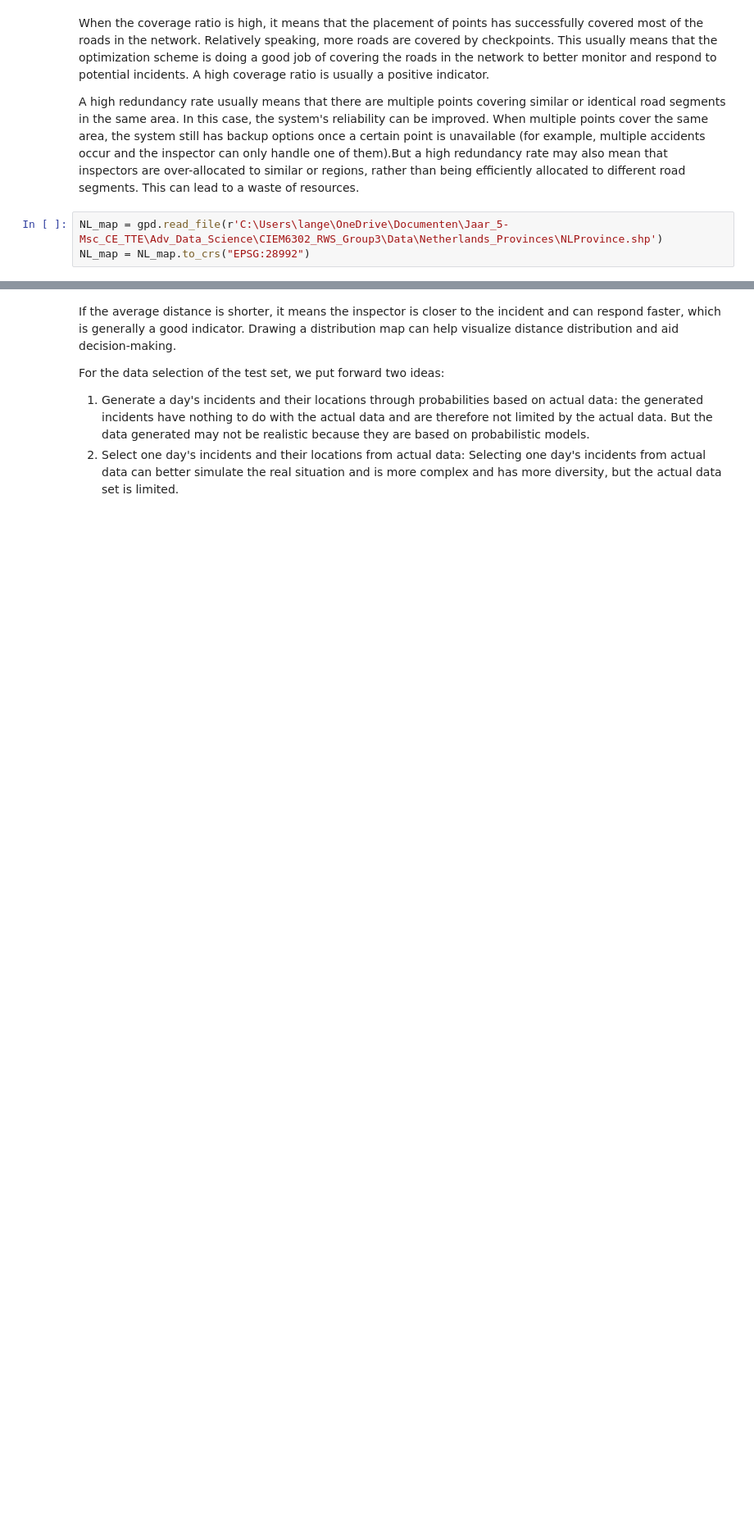
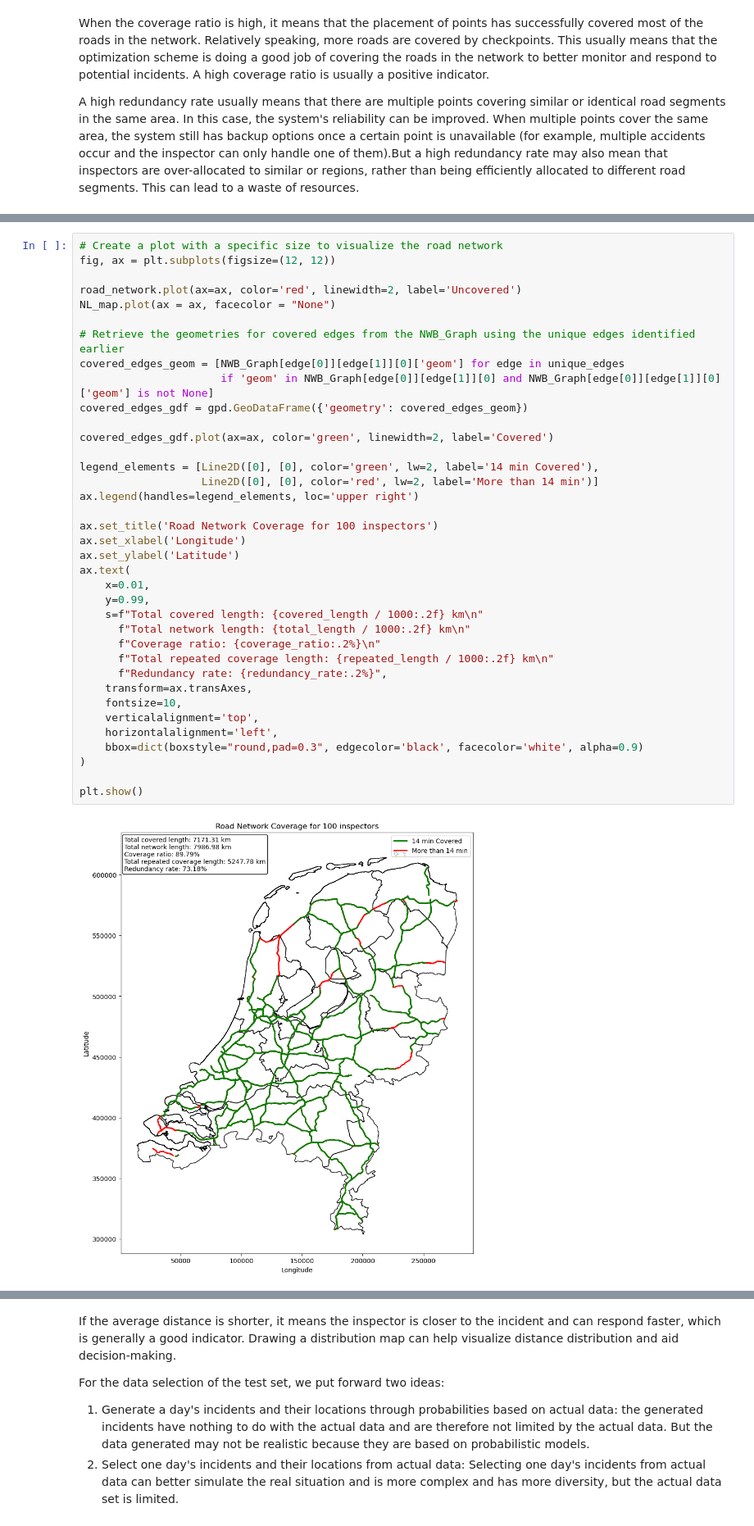
Before and after one commit to Max-Lange/CIEM6302_RWS-Project, a Jupyter notebook: final_notebook.ipynb, the cells around one changed output, grey strips where cells are left out. Shown at 82% size. Drawn from its saved outputs; the diff is of its cells as text; blank space fills up the shorter version.

```diff
--- a/final_notebook.ipynb
+++ b/final_notebook.ipynb
@@ -486,6 +521,3 @@ The above indicators are achieved through the following steps:
 When the coverage ratio is high, it means that the placement of points has successfully covered most of the roads in the network. Relatively speaking, more roads are covered by checkpoints. This usually means that the optimization scheme is doing a good job of covering the roads in the network to better monitor and respond to potential incidents. A high coverage ratio is usually a positive indicator.
 
 A high redundancy rate usually means that there are multiple points covering similar or identical road segments in the same area. In this case, the system's reliability can be improved. When multiple points cover the same area, the system still has backup options once a certain point is unavailable (for example, multiple accidents occur and the inspector can only handle one of them).But a high redundancy rate may also mean that inspectors are over-allocated to similar or regions, rather than being efficiently allocated to different road segments. This can lead to a waste of resources.
-# %%
-NL_map = gpd.read_file(r'C:\Users\lange\OneDrive\Documenten\Jaar_5-Msc_CE_TTE\Adv_Data_Science\CIEM6302_RWS_Group3\Data\Netherlands_Provinces\NLProvince.shp')
-NL_map = NL_map.to_crs("EPSG:28992")
@@ -527,0 +585,39 @@ plt.show()
+# %%
+# Create a plot with a specific size to visualize the road network
+fig, ax = plt.subplots(figsize=(12, 12))
+
+road_network.plot(ax=ax, color='red', linewidth=2, label='Uncovered')
+NL_map.plot(ax = ax, facecolor = "None")
+
+# Retrieve the geometries for covered edges from the NWB_Graph using the unique edges identified earlier
+covered_edges_geom = [NWB_Graph[edge[0]][edge[1]][0]['geom'] for edge in unique_edges
+                      if 'geom' in NWB_Graph[edge[0]][edge[1]][0] and NWB_Graph[edge[0]][edge[1]][0]['geom'] is not None]
+covered_edges_gdf = gpd.GeoDataFrame({'geometry': covered_edges_geom})
+
+covered_edges_gdf.plot(ax=ax, color='green', linewidth=2, label='Covered')
+
+legend_elements = [Line2D([0], [0], color='green', lw=2, label='14 min Covered'),
+                   Line2D([0], [0], color='red', lw=2, label='More than 14 min')]
+ax.legend(handles=legend_elements, loc='upper right')
+
+ax.set_title('Road Network Coverage for 100 inspectors')
+ax.set_xlabel('Longitude')
+ax.set_ylabel('Latitude')
+ax.text(
+    x=0.01,
+    y=0.99,
+    s=f"Total covered length: {covered_length / 1000:.2f} km\n"
+      f"Total network length: {total_length / 1000:.2f} km\n"
+      f"Coverage ratio: {coverage_ratio:.2%}\n"
+      f"Total repeated coverage length: {repeated_length / 1000:.2f} km\n"
+      f"Redundancy rate: {redundancy_rate:.2%}",
+    transform=ax.transAxes,
+    fontsize=10,
+    verticalalignment='top',
+    horizontalalignment='left',
+    bbox=dict(boxstyle="round,pad=0.3", edgecolor='black', facecolor='white', alpha=0.9)
+)
+
+plt.show()
+# %% [output]
+[figure, added]
```
Also changed, not shown: parts of 20 cells of this notebook, 1 other file.
